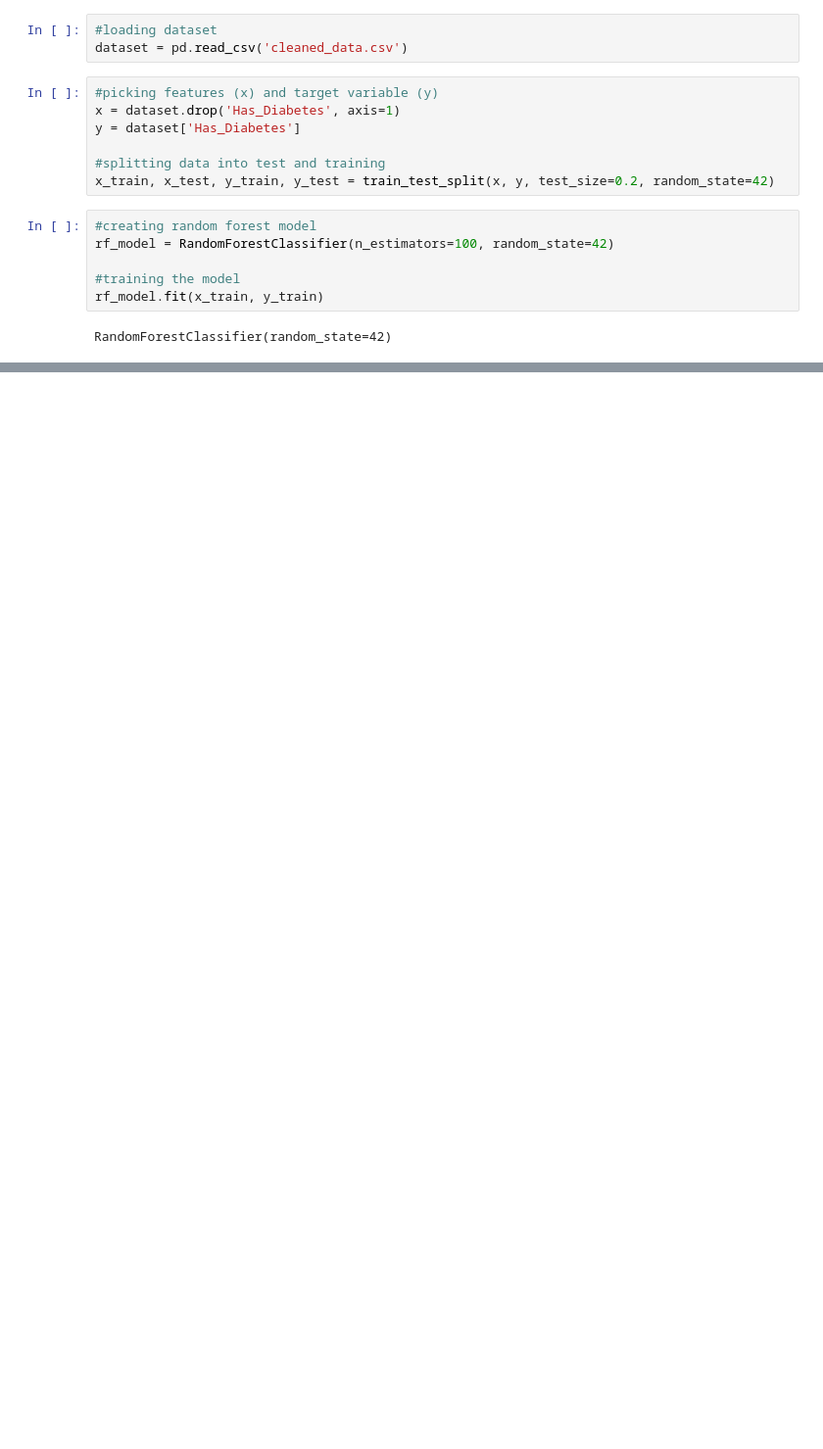
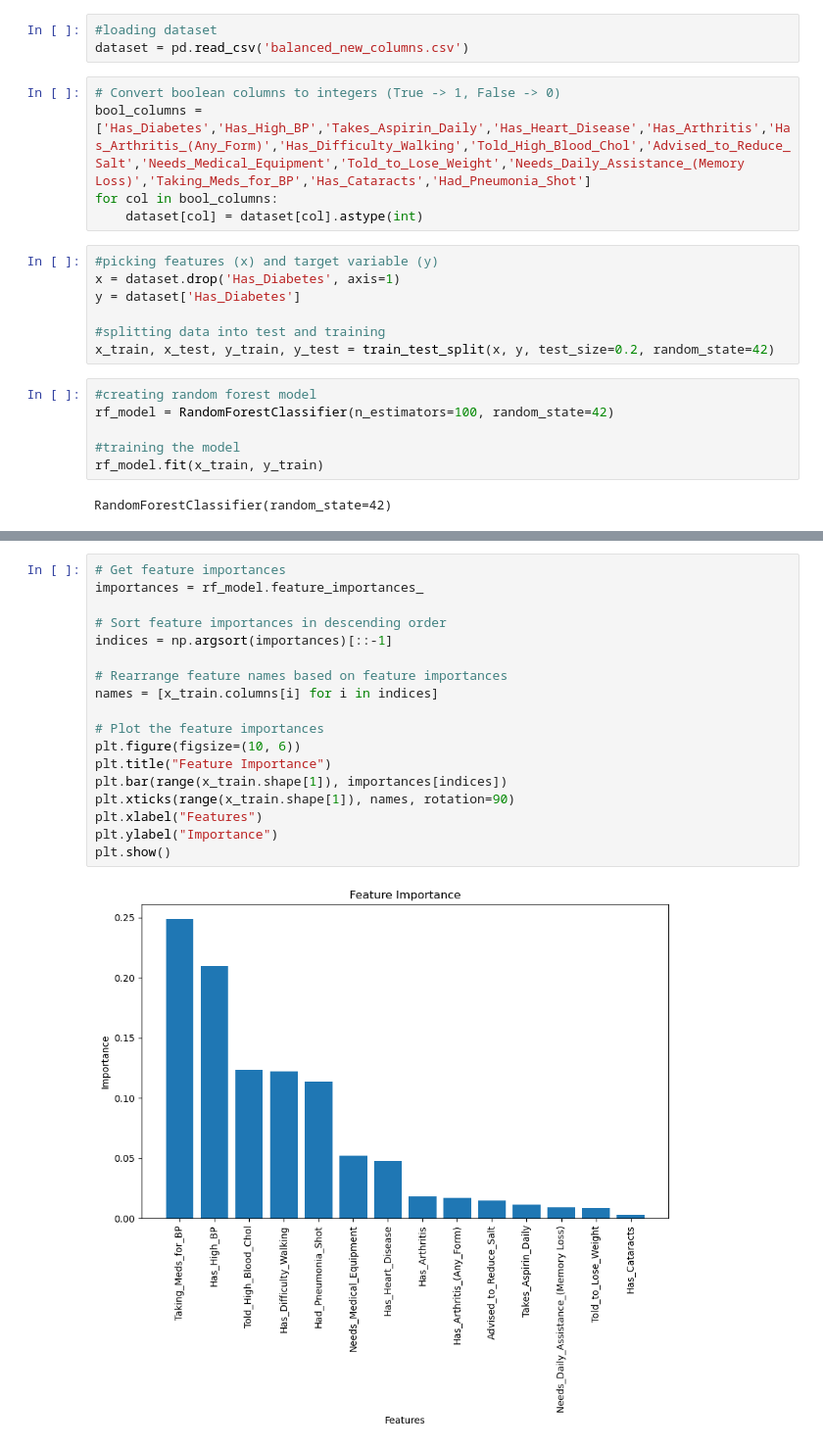
Before and after one commit to eddiephelanfortyfive/EPIC3, a Jupyter notebook: RandomForest.ipynb, the cells around one changed output, grey strips where cells are left out. Shown: that part at 98% size. Cells and saved outputs as stored; diff of their text form; blank space fills up the shorter version.

Commit message:
feature_importance

```diff
--- a/RandomForest.ipynb
+++ b/RandomForest.ipynb
@@ -6,6 +8,11 @@ from sklearn.metrics import accuracy_score, classification_report, confusion_mat
 # %%
 #loading dataset
-dataset = pd.read_csv('cleaned_data.csv')
+dataset = pd.read_csv('balanced_new_columns.csv')
+# %%
+# Convert boolean columns to integers (True -> 1, False -> 0)
+bool_columns = ['Has_Diabetes','Has_High_BP','Takes_Aspirin_Daily','Has_Heart_Disease','Has_Arthritis','Has_Arthritis_(Any_Form)','Has_Difficulty_Walking','Told_High_Blood_Chol','Advised_to_Reduce_Salt','Needs_Medical_Equipment','Told_to_Lose_Weight','Needs_Daily_Assistance_(Memory Loss)','Taking_Meds_for_BP','Has_Cataracts','Had_Pneumonia_Shot']
+for col in bool_columns:
+    dataset[col] = dataset[col].astype(int)
 # %%
 #picking features (x) and target variable (y)
 x = dataset.drop('Has_Diabetes', axis=1)
@@ -50,0 +58,20 @@ weighted avg       0.86      0.90      0.87     28125
+# %%
+# Get feature importances
+importances = rf_model.feature_importances_
+
+# Sort feature importances in descending order
+indices = np.argsort(importances)[::-1]
+
+# Rearrange feature names based on feature importances
+names = [x_train.columns[i] for i in indices]
+
+# Plot the feature importances
+plt.figure(figsize=(10, 6))
+plt.title("Feature Importance")
+plt.bar(range(x_train.shape[1]), importances[indices])
+plt.xticks(range(x_train.shape[1]), names, rotation=90)
+plt.xlabel("Features")
+plt.ylabel("Importance")
+plt.show()
+# %% [output]
+[figure, added]
```
Also changed, not shown: parts of 2 cells of this notebook.
